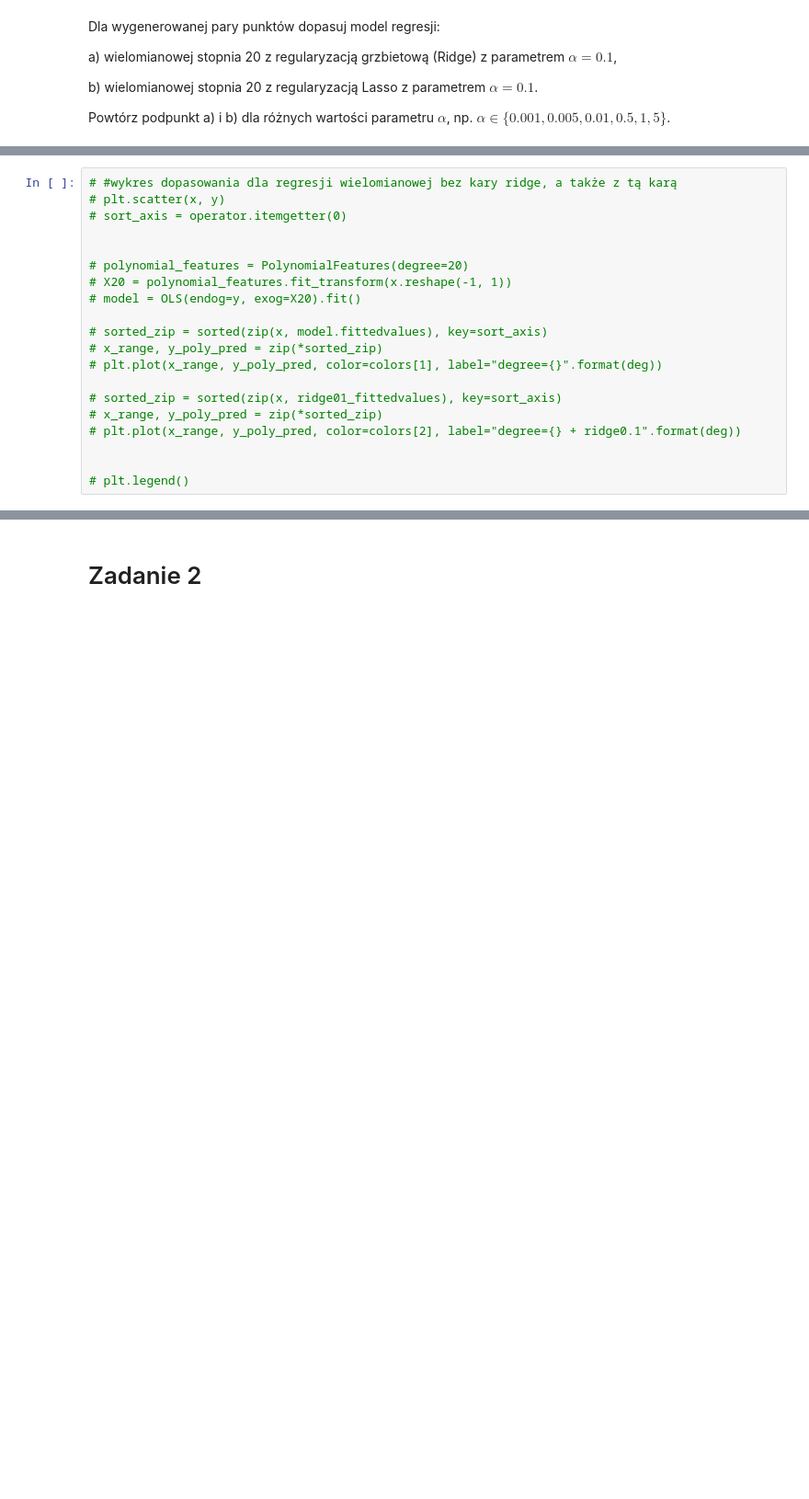
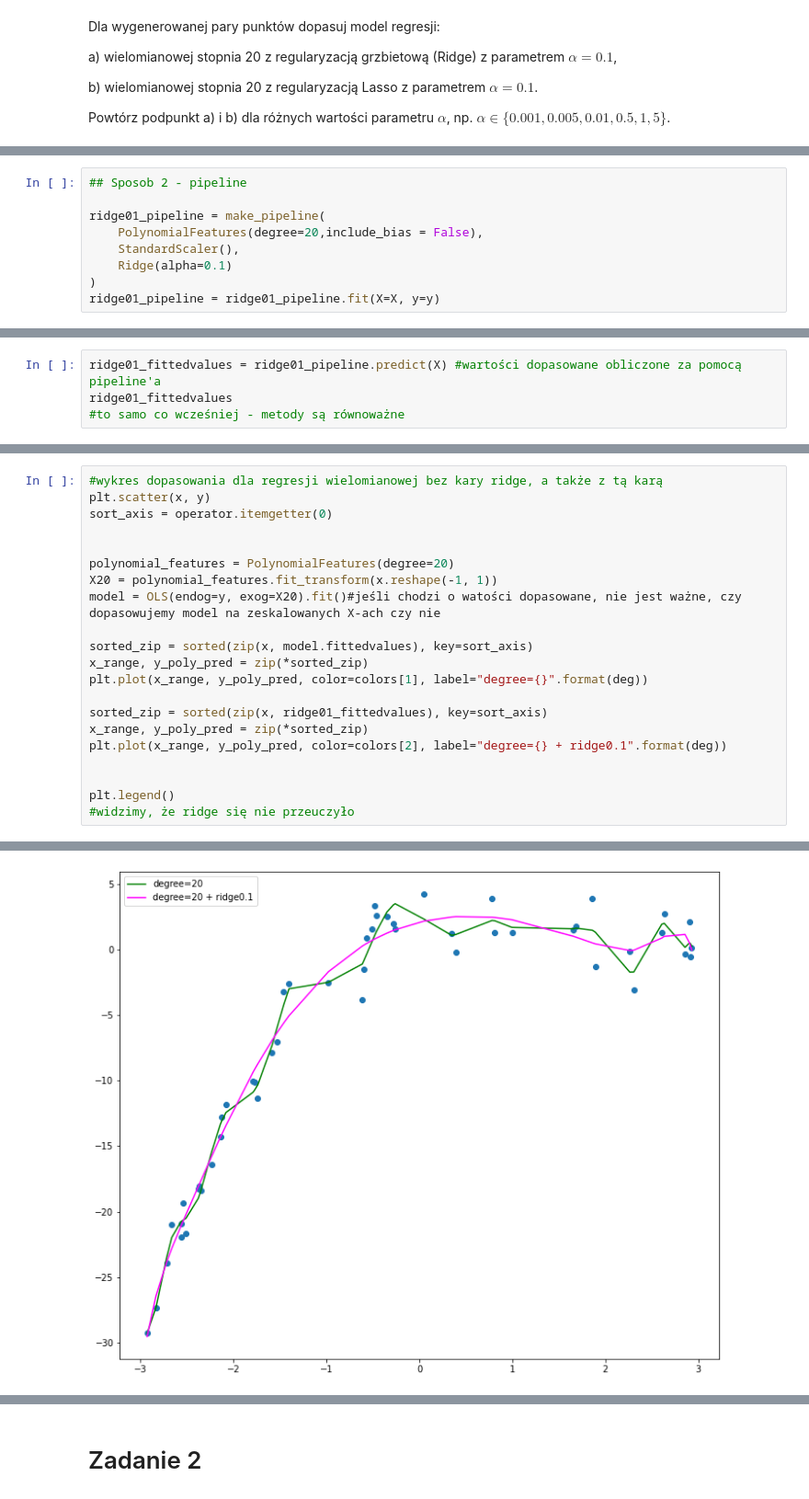
Before and after one commit to mdabrowski-phd/ds250223_regul, a Jupyter notebook: 01_regularyzacja/01_regularyzacja_model_regresji.ipynb, the cells around one changed output, grey strips where cells are left out. Shown at 92% size. Cells and saved outputs as stored; diff of their text form; blank space fills up the shorter version.

```diff
--- a/01_regularyzacja/01_regularyzacja_model_regresji.ipynb
+++ b/01_regularyzacja/01_regularyzacja_model_regresji.ipynb
@@ -102,0 +204,9 @@ Powtórz podpunkt a) i b) dla różnych wartości parametru $\alpha$, np. $\alph
+# %%
+## Sposob 2 - pipeline
+
+ridge01_pipeline = make_pipeline(
+    PolynomialFeatures(degree=20,include_bias = False),
+    StandardScaler(),
+    Ridge(alpha=0.1)
+)
+ridge01_pipeline = ridge01_pipeline.fit(X=X, y=y)
@@ -102,0 +241,4 @@ Powtórz podpunkt a) i b) dla różnych wartości parametru $\alpha$, np. $\alph
+# %%
+ridge01_fittedvalues = ridge01_pipeline.predict(X) #wartości dopasowane obliczone za pomocą pipeline'a
+ridge01_fittedvalues
+#to samo co wcześniej - metody są równoważne
@@ -103,20 +259,22 @@ Powtórz podpunkt a) i b) dla różnych wartości parametru $\alpha$, np. $\alph
 # %%
-# #wykres dopasowania dla regresji wielomianowej bez kary ridge, a także z tą karą
-# plt.scatter(x, y)
-# sort_axis = operator.itemgetter(0)
+#wykres dopasowania dla regresji wielomianowej bez kary ridge, a także z tą karą
+plt.scatter(x, y)
+sort_axis = operator.itemgetter(0)
 
 
-# polynomial_features = PolynomialFeatures(degree=20)
-# X20 = polynomial_features.fit_transform(x.reshape(-1, 1))
-# model = OLS(endog=y, exog=X20).fit()
+polynomial_features = PolynomialFeatures(degree=20)
+X20 = polynomial_features.fit_transform(x.reshape(-1, 1))
+model = OLS(endog=y, exog=X20).fit()#jeśli chodzi o watości dopasowane, nie jest ważne, czy dopasowujemy model na zeskalowanych X-ach czy nie
 
-# sorted_zip = sorted(zip(x, model.fittedvalues), key=sort_axis)
-# x_range, y_poly_pred = zip(*sorted_zip)
-# plt.plot(x_range, y_poly_pred, color=colors[1], label="degree={}".format(deg))
+sorted_zip = sorted(zip(x, model.fittedvalues), key=sort_axis)
+x_range, y_poly_pred = zip(*sorted_zip)
+plt.plot(x_range, y_poly_pred, color=colors[1], label="degree={}".format(deg))
 
-# sorted_zip = sorted(zip(x, ridge01_fittedvalues), key=sort_axis)
-# x_range, y_poly_pred = zip(*sorted_zip)
-# plt.plot(x_range, y_poly_pred, color=colors[2], label="degree={} + ridge0.1".format(deg))
+sorted_zip = sorted(zip(x, ridge01_fittedvalues), key=sort_axis)
+x_range, y_poly_pred = zip(*sorted_zip)
+plt.plot(x_range, y_poly_pred, color=colors[2], label="degree={} + ridge0.1".format(deg))
 
 
-# plt.legend()
+plt.legend()
+#widzimy, że ridge się nie przeuczyło
+# %% [output]
@@ -123 +282,2 @@ Powtórz podpunkt a) i b) dla różnych wartości parametru $\alpha$, np. $\alph
+[figure, added]
 # %%
```
Also changed, not shown: parts of 37 cells of this notebook, 3 other files.
